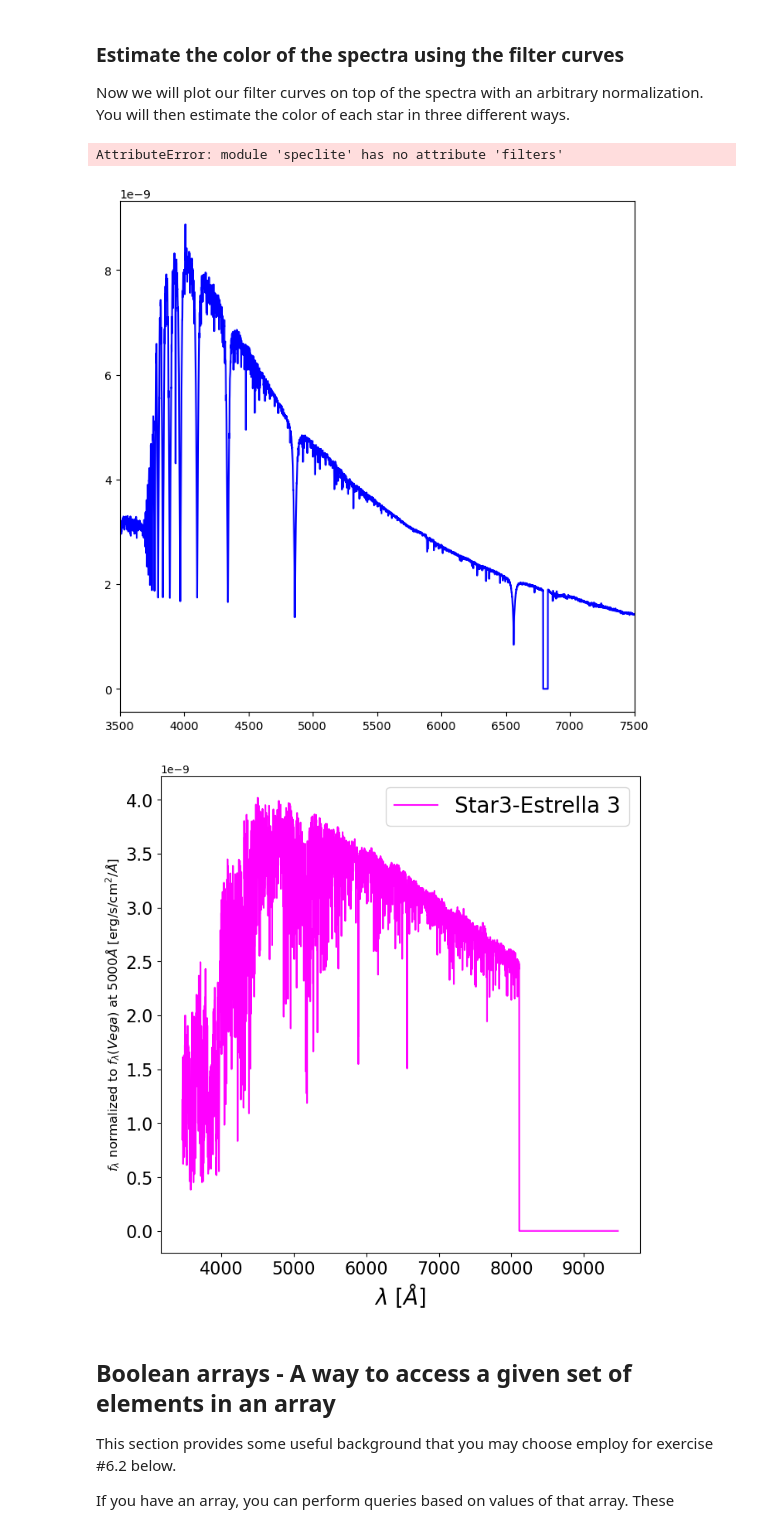
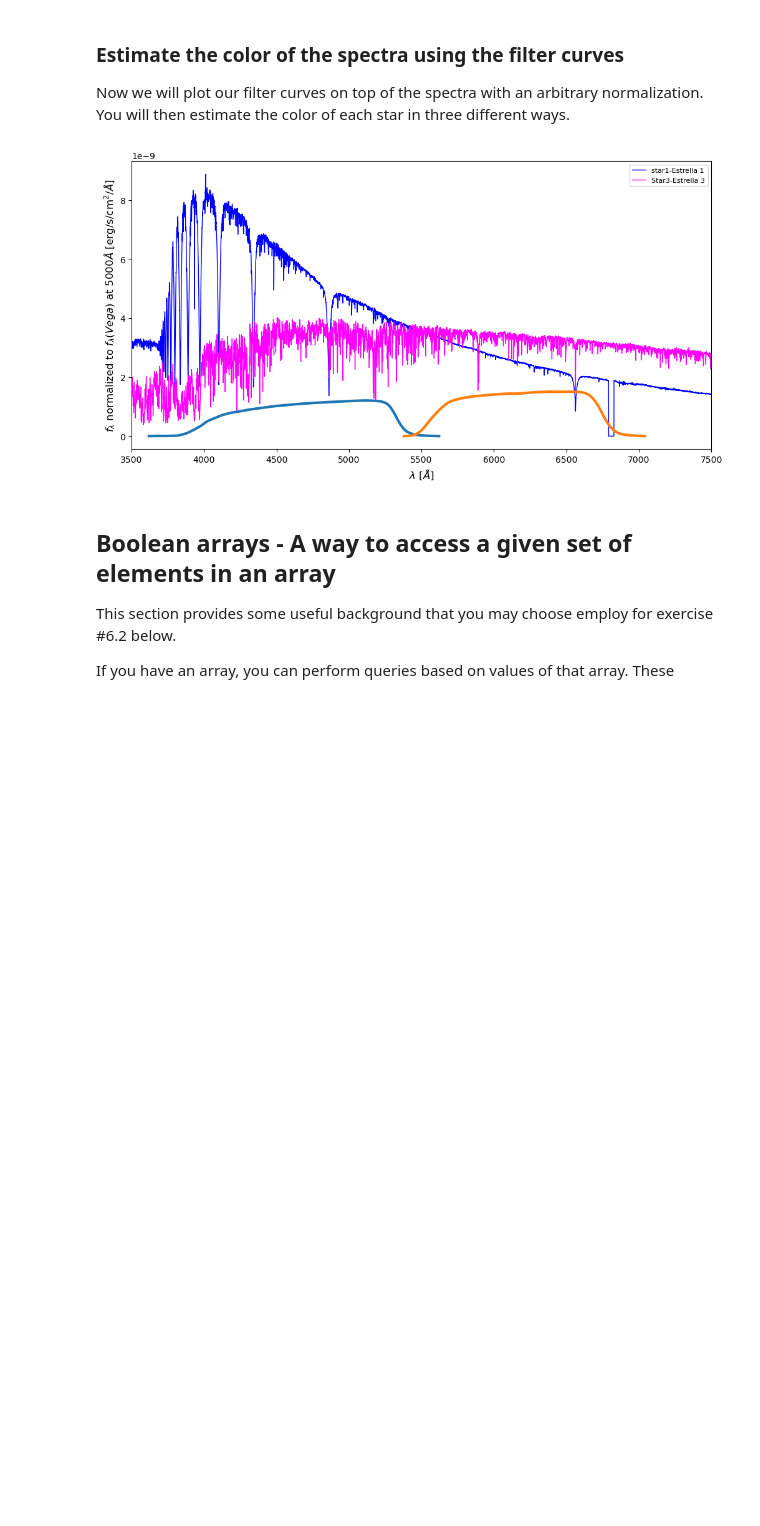
Before and after one commit to Lucc005/Stellar-spectral-analysis, a Jupyter notebook: astr596-stellar-spectra-analysis-student.ipynb, the cells around one changed output. Cells and saved outputs as stored; diff of their text form; code cells hidden in the pictures; blank space fills up the shorter version.

```diff
--- a/astr596-stellar-spectra-analysis-student.ipynb
+++ b/astr596-stellar-spectra-analysis-student.ipynb
@@ -131,10 +165,10 @@ See https://matplotlib.org/stable/tutorials/introductory/pyplot.html for a tutor
 def starplot():
     # use pyplot to plot each star
     #this initializes a figure with a given size
-    plt.figure(figsize=(8,8))
+    plt.figure(figsize=(12,6))
     #this plots the wavelength and flux of the star, makes the color of the line blue,
     #and sets the label in the legend to say "star1"
-    plt.plot(star1['lambda'],star1['flam'], color='blue', label='star1-Estrella 1')
+    plt.plot(star1['lambda'],star1['flam'], color='blue', label='star1-Estrella 1',linewidth = 1)#Here I put the information of the plot for star 1
 
     #this sets the x-range of the plot.  The y-range is scaled automatically
     plt.xlim([3500,7500])
@@ -145,21 +179,19 @@ def starplot():
 
     #### Write code here
 
-    #I start setting up the size of the figure
-    plt.figure(figsize=(8,8))
     #Now I set the label and characteristics.
-    plt.plot(star3['lambda'], star3['flam'], color='magenta',label='Star3-Estrella 3') #I set the table characteristics of star3 and also gave it an alias in spanish
+    plt.plot(star3['lambda'], star3['flam'], color='magenta',label='Star3-Estrella 3', linewidth = 1) #I set the table characteristics of star3 and also gave it an alias in spanish
 
     #this provides x and y-axis labels.  The "size" command gives the size of the font
-    plt.xlabel(r'$\lambda$ [$\AA$]',size=20)
+    plt.xlabel(r'$\lambda$ [$\AA$]',size=12)
     plt.ylabel(r'$f_\lambda$ normalized to $f_\lambda(Vega)$ at 5000$\AA$ [erg/s/cm$^2/\AA$]', size=12)
 
     #this sets the tick size to be easily readable
-    plt.xticks(fontsize=16)
-    plt.yticks(fontsize=16)
+    plt.xticks(fontsize=10)
+    plt.yticks(fontsize=10)
 
     #this plots the legend and sets the size of the text in the legend
-    plt.legend(fontsize=20)
+    plt.legend(fontsize=8)
 # %%
 #this calls the function from above
 starplot()
@@ -304,26 +335,24 @@ Now we will plot our filter curves on top of the spectra with an arbitrary norma
 # %%
 #This calls the plotting function from earlier in the code and plots the stars
 starplot()
 
 #this now reads in the filter traces and overplots them
 #now read in "g" and "r" filter curves from speclite.
 gband = speclite.filters.load_filter('sdss2010-g')
 rband = speclite.filters.load_filter('sdss2010-r')
 #normalize the filter response curves so that they fits on our plot,
 #since they are usually plotted from 0 to 1.
 
 #For speclite output, the values are referenced using the .wavelength and .response
 #you can access individual gband.wavelength is an array that can be accessed using indices
 #like gband.wavelength[22]
-plt.plot(gband.wavelength,gband.response * 3.e-9,linewidth=5)
-plt.plot(rband.wavelength,rband.response * 3.e-9,linewidth=5)
+plt.plot(gband.wavelength,gband.response * 3.e-9,linewidth=3)
+plt.plot(rband.wavelength,rband.response * 3.e-9,linewidth=3)
 
 #this causes the plot to display
 plt.show()
 # %% [output]
-AttributeError: module 'speclite' has no attribute 'filters'
-[figure, old version]
+[figure, new version]
-[figure, removed]
 # %% [markdown]
 ## Boolean arrays - A way to access a given set of elements in an array
 
```
Also changed, not shown: parts of 10 cells of this notebook.
